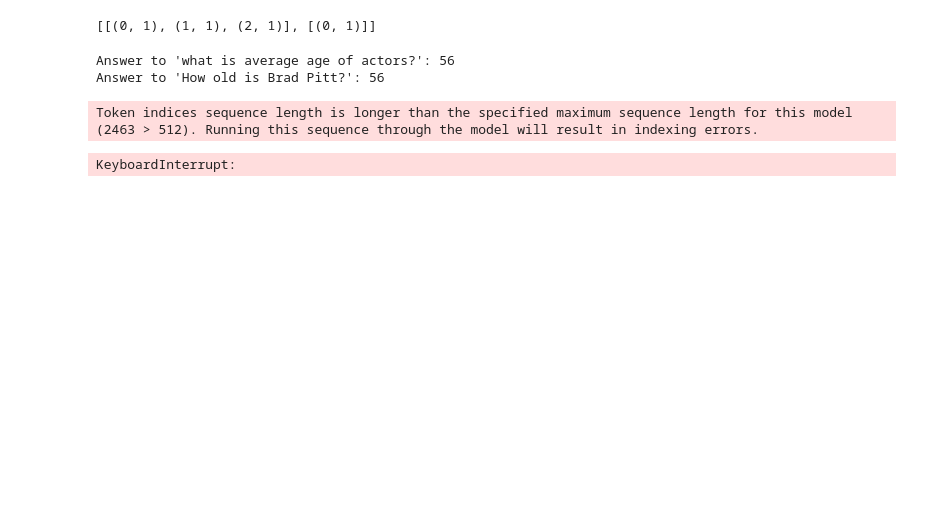
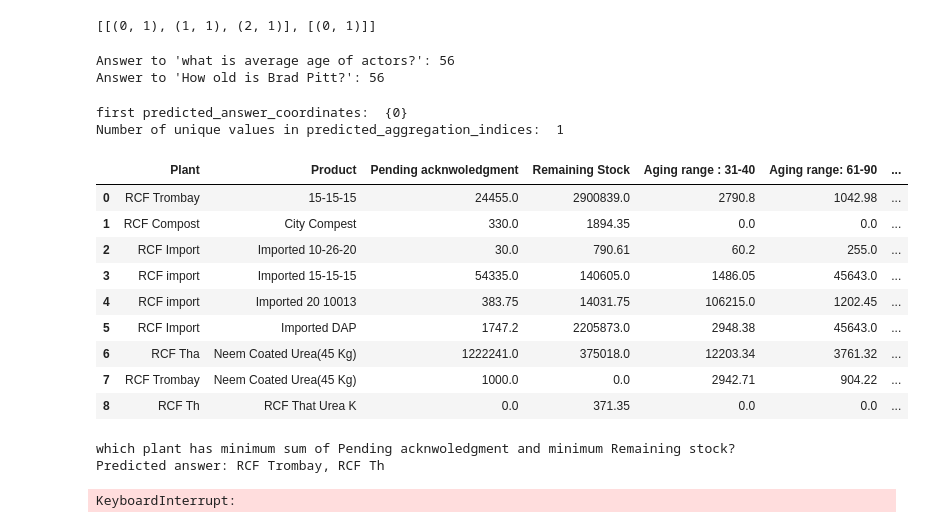
Before and after one commit to Vaibhav240804/Data-insighter, a Jupyter notebook: DataAssistant.ipynb, the cells around one changed output. Cells and saved outputs as stored; diff of their text form; code cells hidden in the pictures; blank space fills up the shorter version.

```diff
--- a/DataAssistant.ipynb
+++ b/DataAssistant.ipynb
@@ -44,6 +44,11 @@ def get_answer(table,queries):
     )
 
     # let's print out the results:
+    # find number of unique values in predicted_aggregation_indices
+    i = set(predicted_aggregation_indices)
+    print("first predicted_answer_coordinates: ", i)
+    print("Number of unique values in predicted_aggregation_indices: ", len(i))
+
     id2aggregation = {0: "NONE", 1: "SUM", 2: "AVERAGE", 3: "COUNT"}
     aggregation_predictions_string = [id2aggregation[x] for x in predicted_aggregation_indices]
 
@@ -67,26 +72,53 @@ def get_answer(table,queries):
             print("Predicted answer: " + answer)
         else:
             if predicted_agg == "AVERAGE":
-                ans = sum([int(x) for x in answer.split(", ")]) / len(answer.split(", "))
+                ans = sum([float(x) for x in answer.split(", ")]) / len(answer.split(", "))
                 print("Predicted answer: " + str(ans))
             elif predicted_agg == "SUM":
-                ans = sum([int(x) for x in answer.split(", ")])
+                ans = sum([float(x) for x in answer.split(", ")])
                 print("Predicted answer: " + str(ans))
             elif predicted_agg == "COUNT":
                 ans = len(answer.split(", "))
                 print("Predicted answer: " + str(ans))
-# %%
-queries = [
-    "total production of urea in 2019 in tonnes?",
-]
-table = pd.read_csv("FertilizersProduct/FertilizersProduct.csv", encoding='latin-1')
-# convert every columns data type to string
-table = table[:100]
-table = table.astype(str)
-table = table.replace('nan', '0')
-table = table.replace('Nan', '0')
-table = table.replace('NaN', '0')
-get_answer(table,queries)
-# %% [output]
-Token indices sequence length is longer than the specified maximum sequence length for this model (2463 > 512). Running this sequence through the model will result in indexing errors.
-KeyboardInterrupt:
+# %%
+queries = [
+    # "what is product from RCF Import which has minimum Remeaining stock?",
+    "which plant has minimum sum of Pending acknwoledgment and minimum Remaining stock?",
+]
+table = pd.read_csv("dummy.csv")
+# only keep [table["State"], table["TotalPopulation"], table["Name of fertilizer used"], table["Required fertilizer quantity"],table["Available fertilizer quantity"]] and remove everything else
+# table = table[["State", "TotalPopulation", "Name of the fertilizer used", "Required fertilizer quantity", "Available fertilizer quantity"]]
+# table = table.drop(columns=['Date', 'Subvertical'])
+table = table[:10]
+table = table.astype(str)
+get_answer(table,queries)
+# %% [output]
+first predicted_answer_coordinates:  {0}
+Number of unique values in predicted_aggregation_indices:  1
+|  | Plant | Product | Pending acknwoledgment | Remaining Stock | Aging range : 31-40 | Aging range: 61-90 | ... |
+| 0 | RCF Trombay | 15-15-15 | 24455.0 | 2900839.0 | 2790.8 | 1042.98 | ... |
+| 1 | RCF Compost | City Compest | 330.0 | 1894.35 | 0.0 | 0.0 | ... |
+| 2 | RCF Import | Imported 10-26-20 | 30.0 | 790.61 | 60.2 | 255.0 | ... |
+| 3 | RCF import | Imported 15-15-15 | 54335.0 | 140605.0 | 1486.05 | 45643.0 | ... |
+| 4 | RCF import | Imported 20 10013 | 383.75 | 14031.75 | 106215.0 | 1202.45 | ... |
+| 5 | RCF Import | Imported DAP | 1747.2 | 2205873.0 | 2948.38 | 45643.0 | ... |
+| 6 | RCF Tha | Neem Coated Urea(45 Kg) | 1222241.0 | 375018.0 | 12203.34 | 3761.32 | ... |
+| 7 | RCF Trombay | Neem Coated Urea(45 Kg) | 1000.0 | 0.0 | 2942.71 | 904.22 | ... |
+| 8 | RCF Th | RCF That Urea K | 0.0 | 371.35 | 0.0 | 0.0 | ... |
+which plant has minimum sum of Pending acknwoledgment and minimum Remaining stock?
+Predicted answer: RCF Trombay, RCF Th
+# %%
+from transformers import pipeline
+
+nlp = pipeline(
+    "document-question-answering",
+    model="impira/layoutlm-document-qa",
+)
+
+print(nlp(
+    "https://www.accountingcoach.com/wp-content/uploads/2013/10/income-statement-example@2x.png",
+    "What are the 2020 net sales?"
+))
+# {'score': 0.59147286, 'answer': '$ 3,750', 'start': 19, 'end': 20}
+# %% [output]
+KeyboardInterrupt:
```
Also changed, not shown: parts of 1 cell of this notebook, 6 other files.
